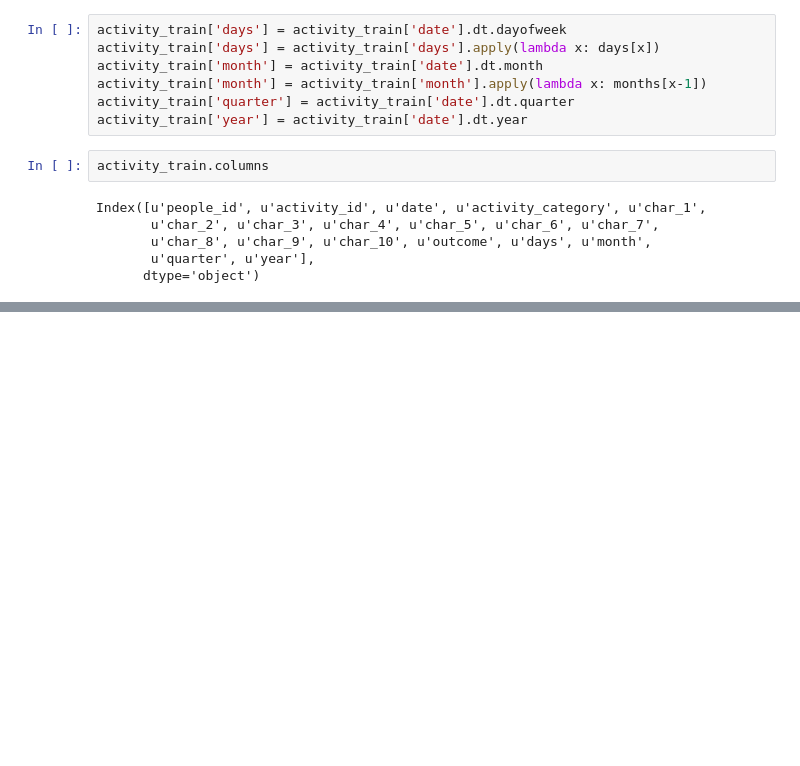
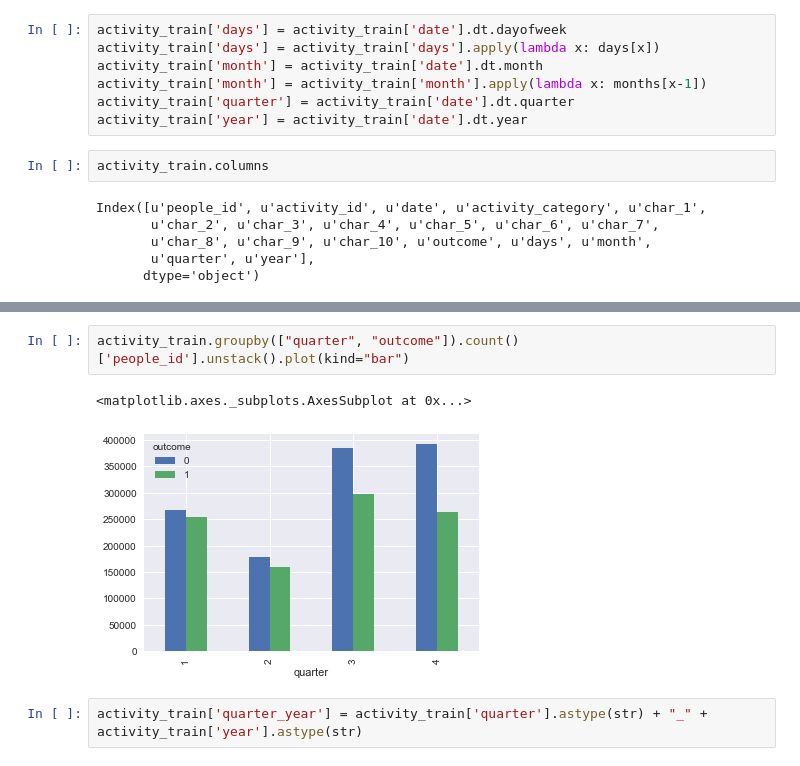
Before and after one commit to BhavyaLight/kaggle-predicting-Red-Hat-Business-Value, a Jupyter notebook: Untitled.ipynb, the cells around one changed output, grey strips where cells are left out. Cells and saved outputs as stored; diff of their text form; blank space fills up the shorter version.

```diff
--- a/Untitled.ipynb
+++ b/Untitled.ipynb
@@ -87,0 +131,7 @@ SyntaxError: invalid syntax (<ipython-input-59-be8b14328853>, line 1)
+# %%
+activity_train.groupby(["quarter", "outcome"]).count()['people_id'].unstack().plot(kind="bar")
+# %% [output]
+<matplotlib.axes._subplots.AxesSubplot at 0x...>
+[figure, added]
+# %%
+activity_train['quarter_year'] = activity_train['quarter'].astype(str) + "_" + activity_train['year'].astype(str)
```
Also changed, not shown: parts of 10 cells of this notebook, 2 other files.
